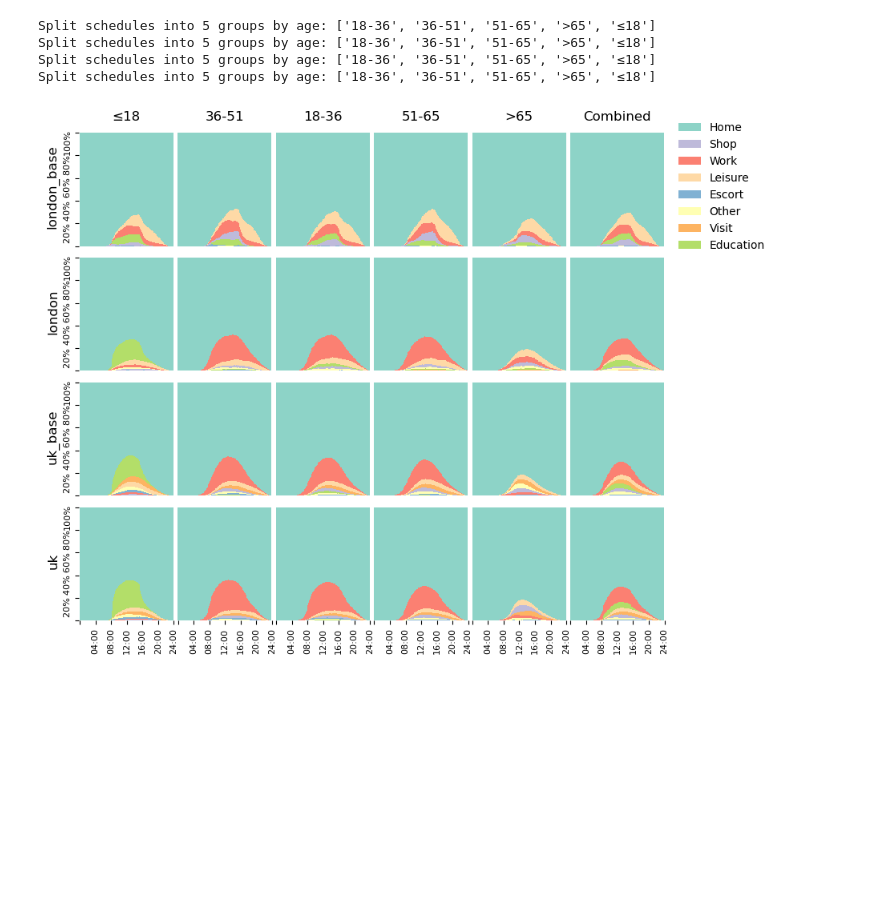
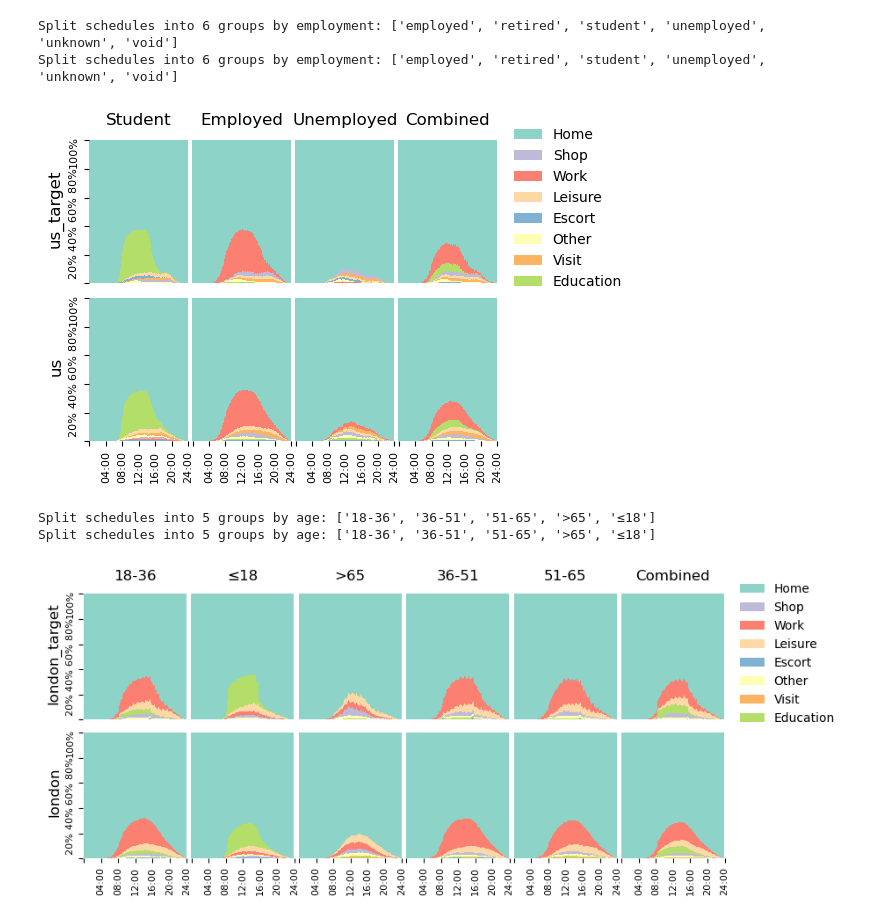
Before and after one commit to big-ucl/caveat, a Jupyter notebook: configs/foundation/analysis_world.ipynb, the cells around one changed output. Drawn from its saved outputs; the diff is of its cells as text; code cells hidden in the pictures; blank space fills up the shorter version.

```diff
--- a/configs/foundation/analysis_world.ipynb
+++ b/configs/foundation/analysis_world.ipynb
@@ -493,14 +512,31 @@ Split schedules into 6 groups by employment: ['employed', 'retired', 'student',
+# %%
+freq_plotter(
+    training_schedules["training"],
+    training_attributes["training"],
+    {"us_target": training_schedules["us"], "us": schedules["us"]},
+    {"us_target": training_attributes["us"], "us": attributes["us"]},
+    by="employment",
+    filter=["student", "employed", "unemployed"],
+)
+# %% [output]
+Split schedules into 6 groups by employment: ['employed', 'retired', 'student', 'unemployed', 'unknown', 'void']
+Split schedules into 6 groups by employment: ['employed', 'retired', 'student', 'unemployed', 'unknown', 'void']
+[figure, added]
 # %%
 freq_plotter(
     training_schedules["training"],
     training_attributes["training"],
-    schedules,
-    attributes,
+    {
+        "london_target": training_schedules["london"],
+        "london": schedules["london"],
+    },
+    {
+        "london_target": training_attributes["london"],
+        "london": attributes["london"],
+    },
     by="age",
 )
 # %% [output]
 Split schedules into 5 groups by age: ['18-36', '36-51', '51-65', '>65', '≤18']
 Split schedules into 5 groups by age: ['18-36', '36-51', '51-65', '>65', '≤18']
-Split schedules into 5 groups by age: ['18-36', '36-51', '51-65', '>65', '≤18']
-Split schedules into 5 groups by age: ['18-36', '36-51', '51-65', '>65', '≤18']
-[figure, old version]
+[figure, new version]
```
Also changed, not shown: parts of 16 cells of this notebook, 4 other files.
